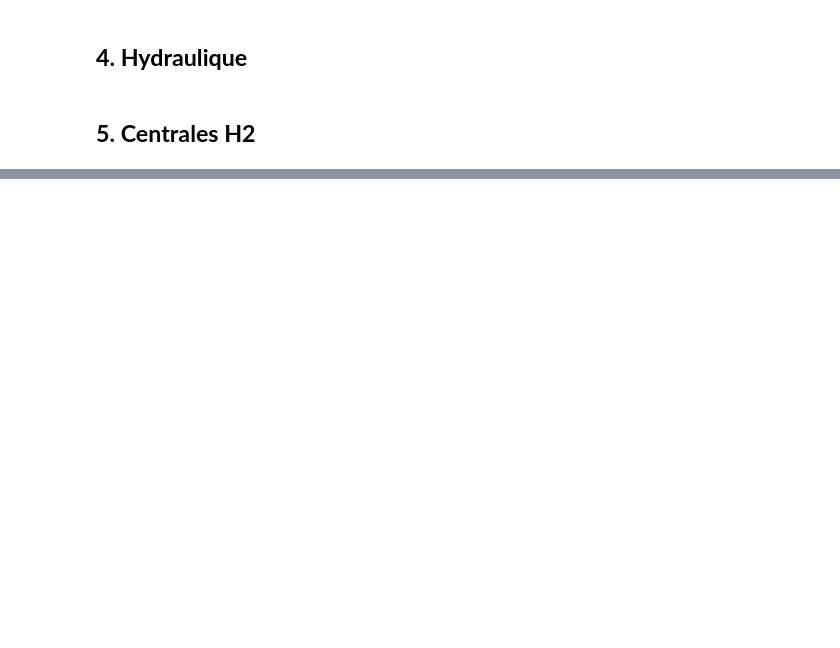
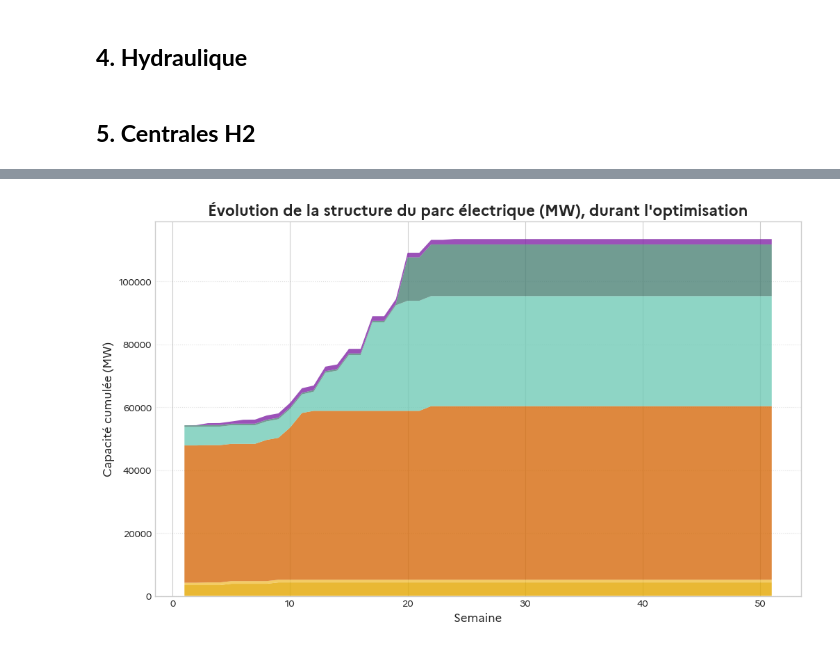
Before and after one commit to alextonon/ETE305_Optimization_Study, a Jupyter notebook: analysis.ipynb, the cells around one changed output, grey strips where cells are left out. Cells and saved outputs as stored; diff of their text form; code cells hidden in the pictures; blank space fills up the shorter version.

```diff
--- a/analysis.ipynb
+++ b/analysis.ipynb
@@ -296,0 +307,25 @@ plt.show()
+# %%
+weeks = evolution_parc["semaine"]
+onshore = evolution_parc["capacites_MW"]["onshore"]
+offshore = evolution_parc["capacites_MW"]["offshore"]
+solar = evolution_parc["capacites_MW"]["solar"]
+battery = evolution_parc["capacites_MW"]["battery"]
+
+
+ccg = [val * 430.0 for val in evolution_parc["H2"]["CCG"].get("nombre_installees", [0])]
+tac = [val * 85.0 for val in evolution_parc["H2"]["TAC"].get("nombre_installees", [0])]
+# %%
+plt.figure(figsize=(12, 7))
+
+# On empile les données
+plt.stackplot(weeks, ccg, tac, solar,onshore, offshore, battery,
+              labels=["CCG H2", "TAC H2", "Solaire", "Onshore", "Offshore", "Batterie"],
+              colors=[palette["H2_CCG"], palette["H2_TAC"], palette["Solar"], palette["Onshore"], palette["Offshore"], palette["Battery"]],
+              alpha=0.8)
+
+plt.title("Évolution de la structure du parc électrique (MW), durant l'optimisation")
+plt.ylabel("Capacité cumulée (MW)")
+plt.xlabel("Semaine")
+plt.grid(axis='y', linestyle=':', alpha=0.6)
+# %% [output]
+[figure, added]
```
Also changed, not shown: parts of 10 cells of this notebook, 8 other files.
